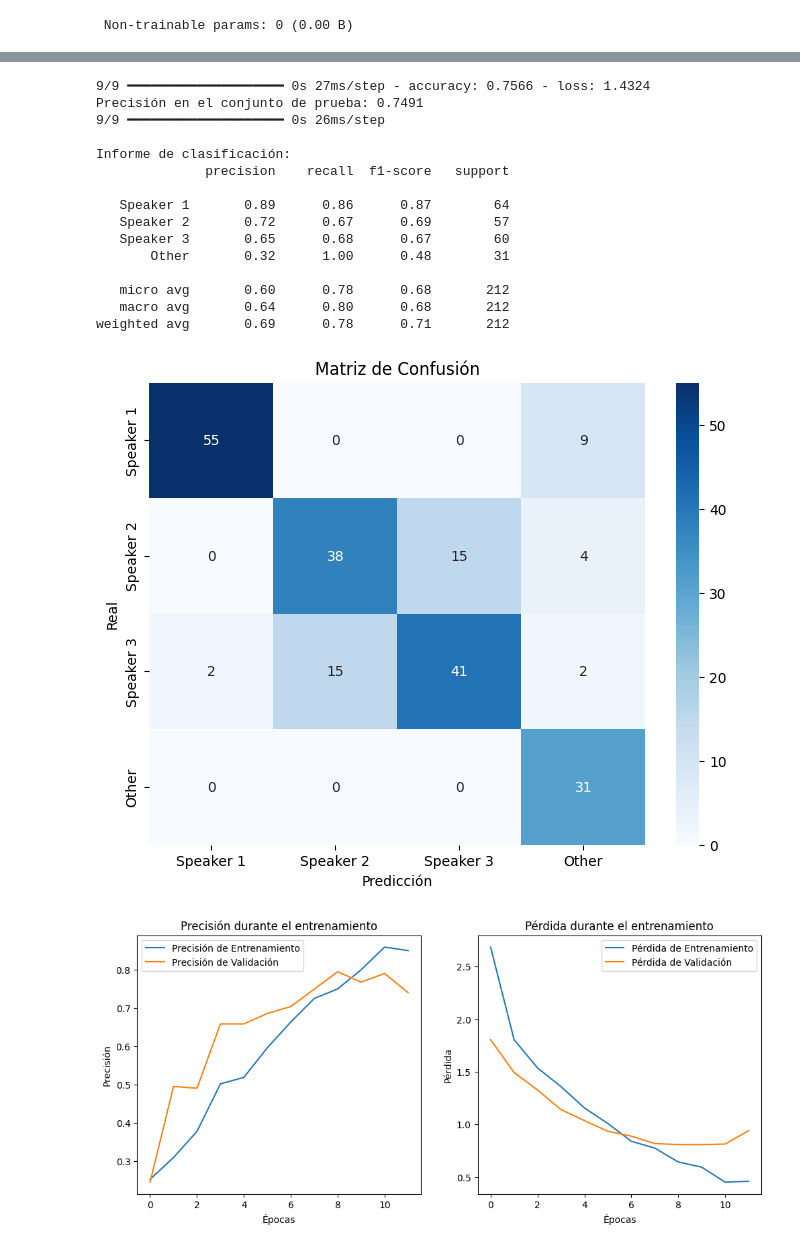
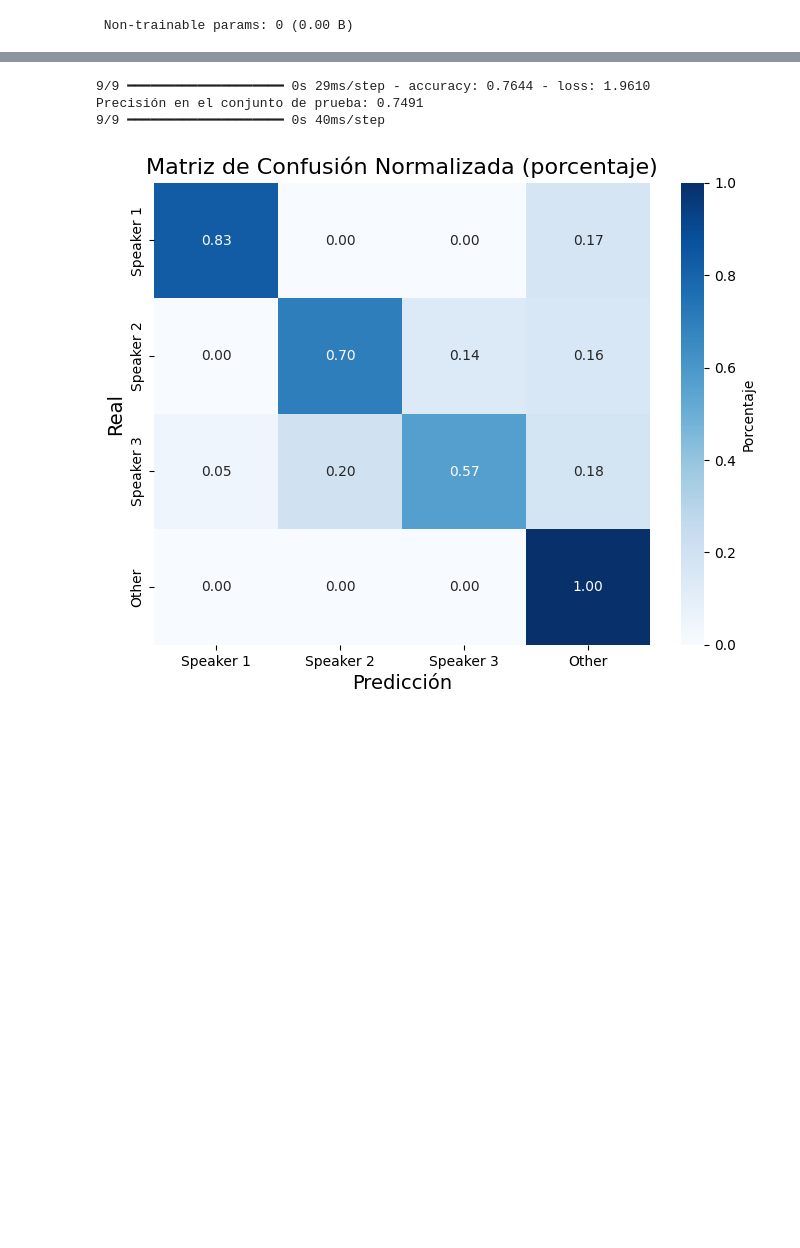
Before and after one commit to Wamach/MCD_PYCD, a Jupyter notebook: Tareas/Tarea 7/Actividad_7.ipynb, the cells around one changed output, grey strips where cells are left out. Drawn from its saved outputs; the diff is of its cells as text; code cells hidden in the pictures; blank space fills up the shorter version.

```diff
--- a/Tareas/Tarea 7/Actividad_7.ipynb
+++ b/Tareas/Tarea 7/Actividad_7.ipynb
@@ -181,73 +171,34 @@ weighted avg       0.69      0.78      0.71       212
 # %%
 import seaborn as sns
 import matplotlib.pyplot as plt
 from sklearn.metrics import confusion_matrix, classification_report
 import numpy as np
 
 # Evaluar el modelo
 test_loss, test_acc = model.evaluate(X_test, y_test)
 print(f"Precisión en el conjunto de prueba: {test_acc:.4f}")
 
 # Obtener las predicciones del modelo
 y_pred = model.predict(X_test)
 y_pred_classes = np.argmax(y_pred, axis=1)
 
 # Filtrar las predicciones para que solo se consideren las clases 1, 2, 3, 4 (Other)
 y_pred_classes = np.where((y_pred_classes >= 1) & (y_pred_classes <= 3), y_pred_classes, 4)
 
-# Informe de clasificación
-print("\nInforme de clasificación:")
-print(classification_report(y_test, y_pred_classes, labels=[1, 2, 3, 4], target_names=["Speaker 1", "Speaker 2", "Speaker 3", "Other"]))
+# Matriz de Confusión con porcentajes
+cm = confusion_matrix(y_test, y_pred_classes, labels=[1, 2, 3, 4])
+cm_percentage = cm.astype('float') / cm.sum(axis=1)[:, np.newaxis]  # Convertir a porcentaje
 
-# Matriz de confusión
-cm = confusion_matrix(y_test, y_pred_classes, labels=[1, 2, 3, 4])
-
-# Graficar la matriz de confusión
 plt.figure(figsize=(8, 6))
-sns.heatmap(cm, annot=True, fmt="d", cmap="Blues", xticklabels=["Speaker 1", "Speaker 2", "Speaker 3", "Other"],
-            yticklabels=["Speaker 1", "Speaker 2", "Speaker 3", "Other"])
-plt.xlabel('Predicción')
-plt.ylabel('Real')
-plt.title('Matriz de Confusión')
+sns.heatmap(cm_percentage, annot=True, fmt=".2f", cmap="Blues", xticklabels=["Speaker 1", "Speaker 2", "Speaker 3", "Other"],
+            yticklabels=["Speaker 1", "Speaker 2", "Speaker 3", "Other"], cbar_kws={'label': 'Porcentaje'})
+plt.title('Matriz de Confusión Normalizada (porcentaje)', fontsize=16)
+plt.xlabel('Predicción', fontsize=14)
+plt.ylabel('Real', fontsize=14)
+plt.savefig("actividad_7_matriz.png", dpi=300)
 plt.show()
-
-# Gráficos de entrenamiento
-plt.figure(figsize=(12, 5))
-
-# Precisión
-plt.subplot(1, 2, 1)
-plt.plot(history.history['accuracy'], label='Precisión de Entrenamiento')
-plt.plot(history.history['val_accuracy'], label='Precisión de Validación')
-plt.title('Precisión durante el entrenamiento')
-plt.xlabel('Épocas')
-plt.ylabel('Precisión')
-plt.legend()
-
-# Pérdida
-plt.subplot(1, 2, 2)
-plt.plot(history.history['loss'], label='Pérdida de Entrenamiento')
-plt.plot(history.history['val_loss'], label='Pérdida de Validación')
-plt.title('Pérdida durante el entrenamiento')
-plt.xlabel('Épocas')
-plt.ylabel('Pérdida')
-plt.legend()
-
-plt.show()
 # %% [output]
-9/9 ━━━━━━━━━━━━━━━━━━━━ 0s 27ms/step - accuracy: 0.7566 - loss: 1.4324
+9/9 ━━━━━━━━━━━━━━━━━━━━ 0s 29ms/step - accuracy: 0.7644 - loss: 1.9610
 Precisión en el conjunto de prueba: 0.7491
-9/9 ━━━━━━━━━━━━━━━━━━━━ 0s 26ms/step
-
-Informe de clasificación:
-              precision    recall  f1-score   support
-
-   Speaker 1       0.89      0.86      0.87        64
-   Speaker 2       0.72      0.67      0.69        57
-   Speaker 3       0.65      0.68      0.67        60
-       Other       0.32      1.00      0.48        31
-
-   micro avg       0.60      0.78      0.68       212
-   macro avg       0.64      0.80      0.68       212
-weighted avg       0.69      0.78      0.71       212
+9/9 ━━━━━━━━━━━━━━━━━━━━ 0s 40ms/step
-[figure, old version]
+[figure, new version]
-[figure, removed]
```
Also changed, not shown: parts of 5 cells of this notebook, 4 other files.
